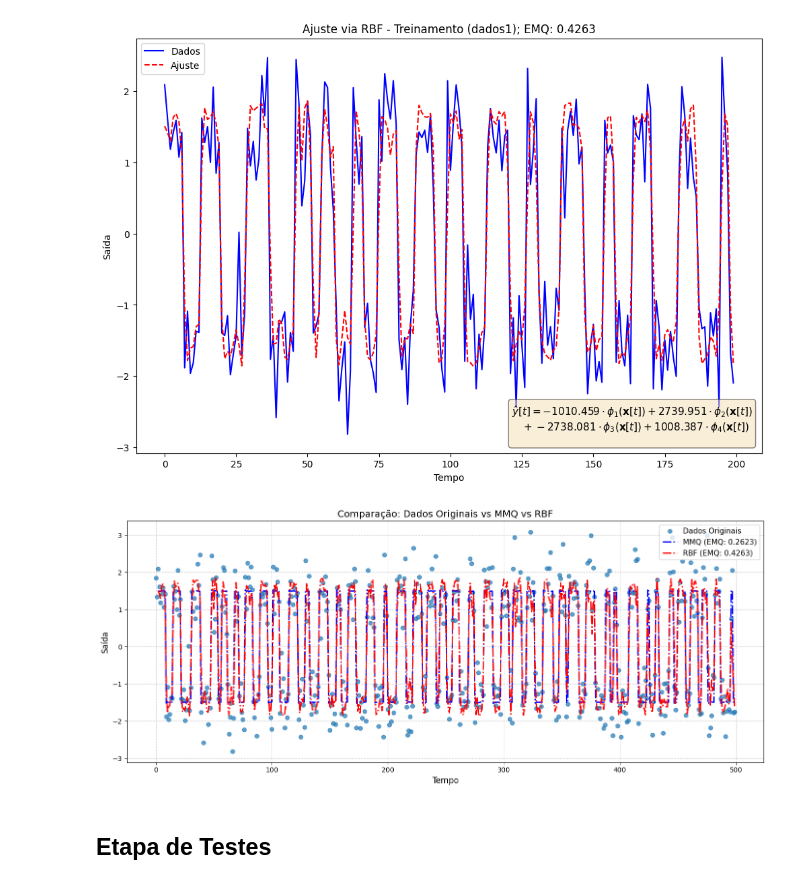
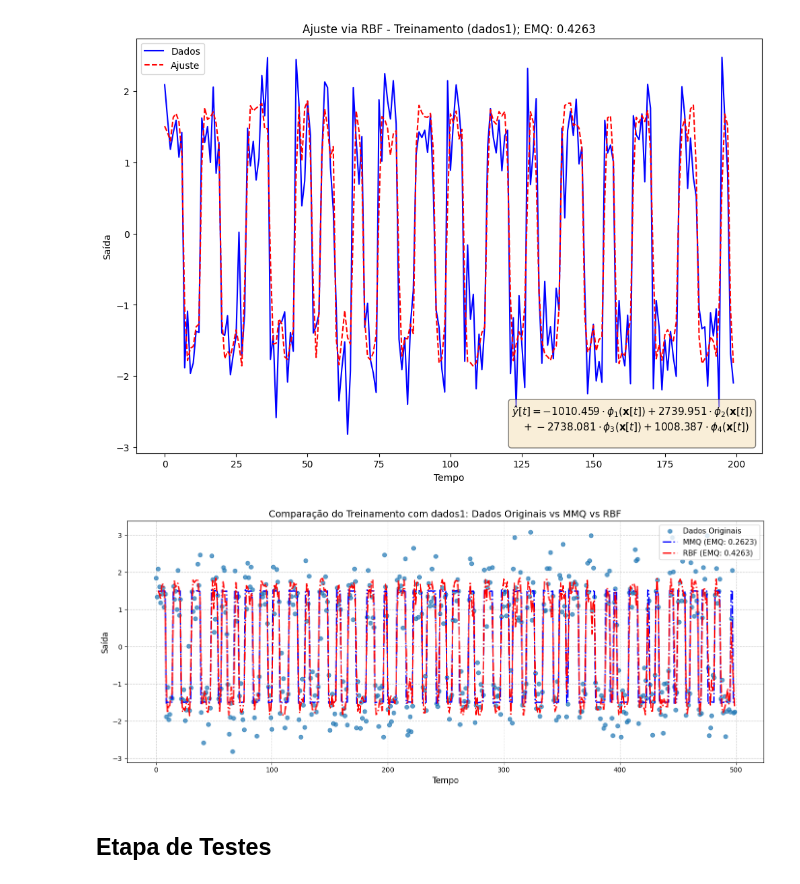
Before and after one commit to DanielMedeiros1/Projeto_MMQ_RBF_CN, a Jupyter notebook: Projeto_U2.ipynb, the cells around one changed output. Drawn from its saved outputs; the diff is of its cells as text; code cells hidden in the pictures.

```diff
--- a/Projeto_U2.ipynb
+++ b/Projeto_U2.ipynb
@@ -136,25 +136,25 @@ plt.show()
 Erro Médio Quadrático (EMQ): 0.4263
 [figure]
 # %%
-#COMPARAÇÃO ENTRE GRÁFICOS E ERROS:
+#COMPARAÇÃO ENTRE GRÁFICOS E ERROS DO TREINAMENTO COM dados1:
 
 import matplotlib.pyplot as plt
 
 plt.figure(figsize=(14, 6))
 
 plt.plot(t, y,"o", lw=2, alpha=0.7, label="Dados Originais")
 plt.plot(t[2:], y_est_MMQ, "b-.", lw=2, label=f"MMQ (EMQ: {EMQ_MMQ:.4f})")
 plt.plot(t[2:], y_est, "r-.", lw=2, label=f"RBF (EMQ: {EMQ_RBF_treinamento:.4f})")
 
 plt.xlabel("Tempo", fontsize=12)
 plt.ylabel('Saída', fontsize=12)
-plt.title('Comparação: Dados Originais vs MMQ vs RBF', fontsize=14)
+plt.title('Comparação do Treinamento com dados1: Dados Originais vs MMQ vs RBF', fontsize=14)
 plt.legend(loc='upper right', fontsize=11)
 plt.grid(True, linestyle='--', alpha=0.7)
 plt.tight_layout()
 plt.show()
 # %% [output]
-[figure, old version]
+[figure, new version]
 # %% [markdown]
 ## Etapa de Testes
 # %%
```
Also changed, not shown: parts of 3 cells of this notebook.
